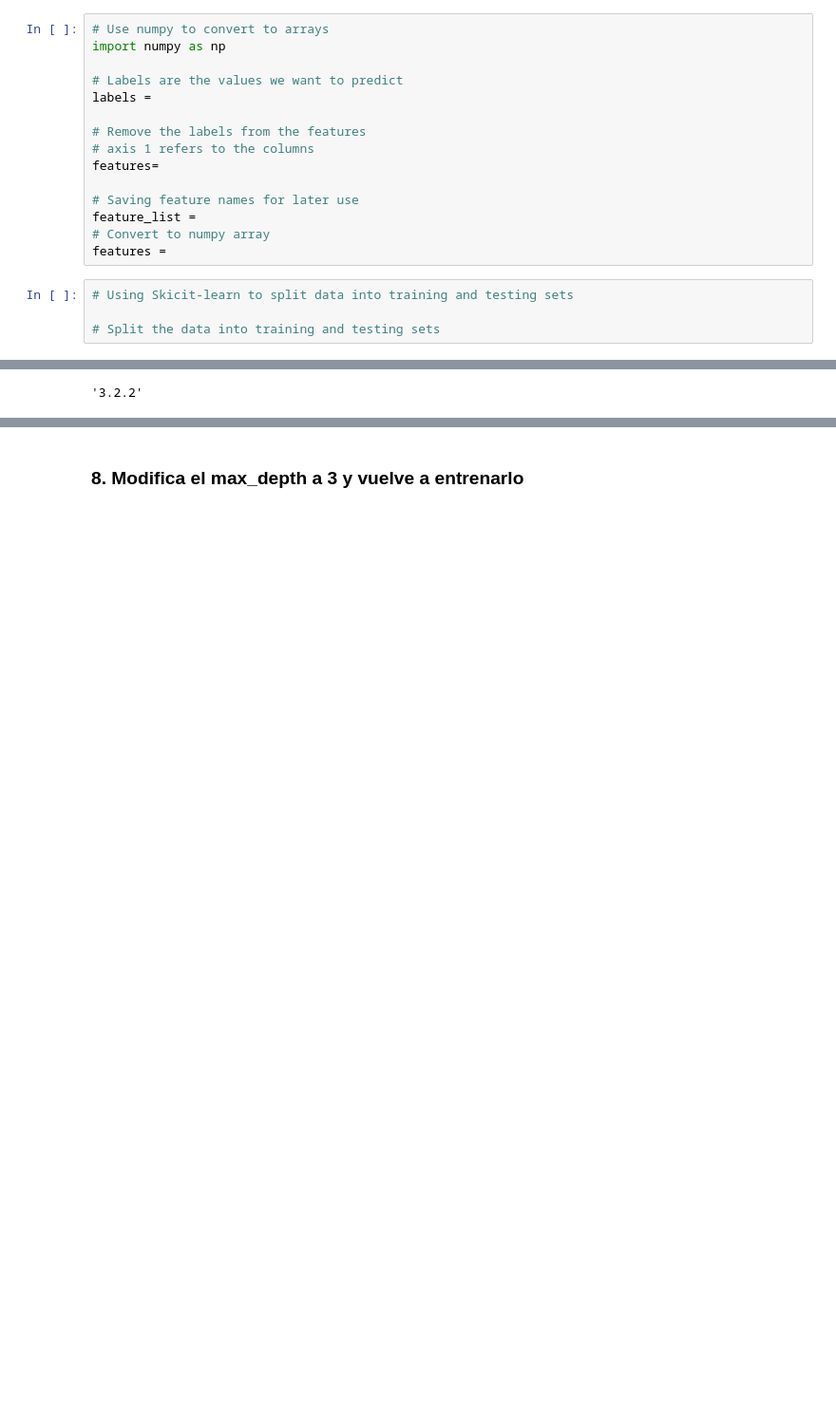
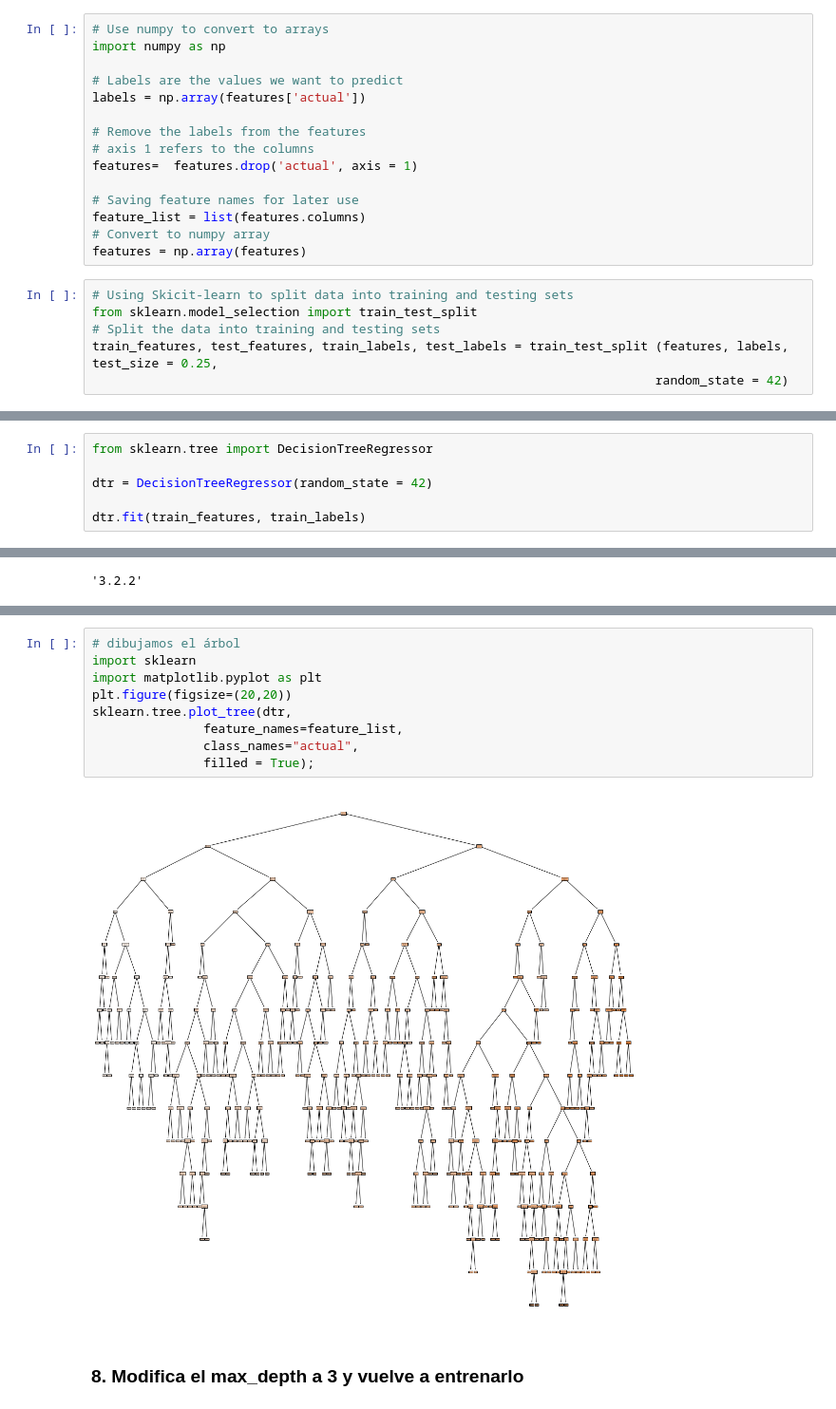
Before and after one commit to rafazamb/DS_PT_ENE21, a Jupyter notebook: 2-Machine_Learning/2.1_Supervised/2.1.4 Trees/1 - Regression_Tree - Clase - solucion.ipynb, the cells around one changed output, grey strips where cells are left out. Shown at 95% size. Saved outputs shown, nothing was run; the diff lists cells and outputs as text; blank space fills up the shorter version.

```diff
--- a/2-Machine_Learning/2.1_Supervised/2.1.4 Trees/1 - Regression_Tree - Clase - solucion.ipynb
+++ b/2-Machine_Learning/2.1_Supervised/2.1.4 Trees/1 - Regression_Tree - Clase - solucion.ipynb
@@ -108,18 +120,20 @@ memory usage: 32.4 KB
 import numpy as np
 
 # Labels are the values we want to predict
-labels =
+labels = np.array(features['actual'])
 
 # Remove the labels from the features
 # axis 1 refers to the columns
-features=
+features=  features.drop('actual', axis = 1)
 
 # Saving feature names for later use
-feature_list =
+feature_list = list(features.columns)
 # Convert to numpy array
-features =
+features = np.array(features)
 # %%
 # Using Skicit-learn to split data into training and testing sets
-
+from sklearn.model_selection import train_test_split
 # Split the data into training and testing sets
+train_features, test_features, train_labels, test_labels = train_test_split (features, labels, test_size = 0.25,
+                                                                            random_state = 42)
 # %%
@@ -143,0 +153,6 @@ DecisionTreeRegressor(criterion='mse', max_depth=None, max_features=None,
+# %%
+from sklearn.tree import DecisionTreeRegressor
+
+dtr = DecisionTreeRegressor(random_state = 42)
+
+dtr.fit(train_features, train_labels)
@@ -207,2 +219,13 @@ matplotlib.__version__
+# %%
+# dibujamos el árbol
+import sklearn
+import matplotlib.pyplot as plt
+plt.figure(figsize=(20,20))
+sklearn.tree.plot_tree(dtr,
+               feature_names=feature_list,
+               class_names="actual",
+               filled = True);
+# %% [output]
+[figure, added]
 # %% [markdown]
 ### 8. Modifica el max_depth a 3 y vuelve a entrenarlo
```
Also changed, not shown: parts of 20 cells of this notebook.
